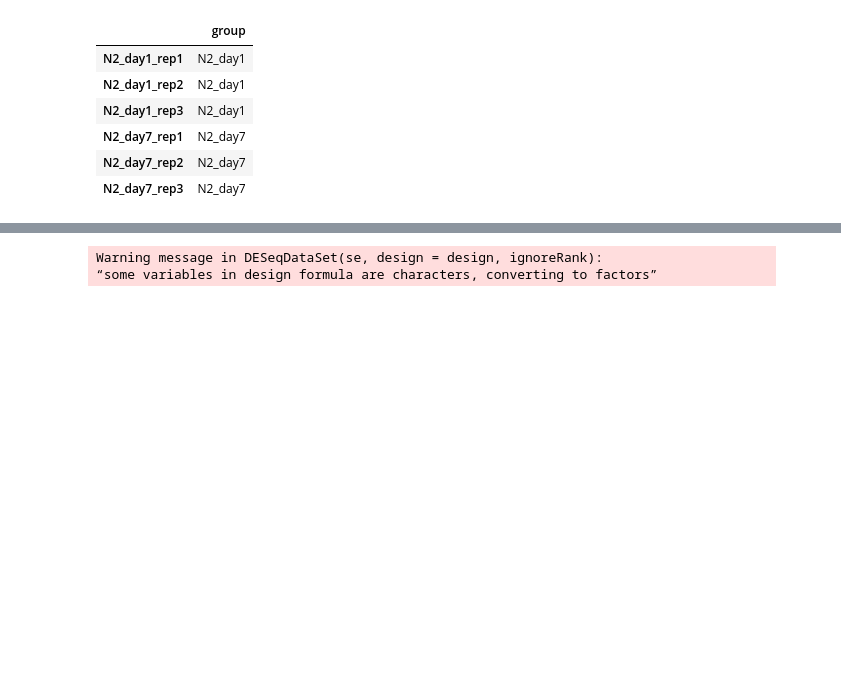
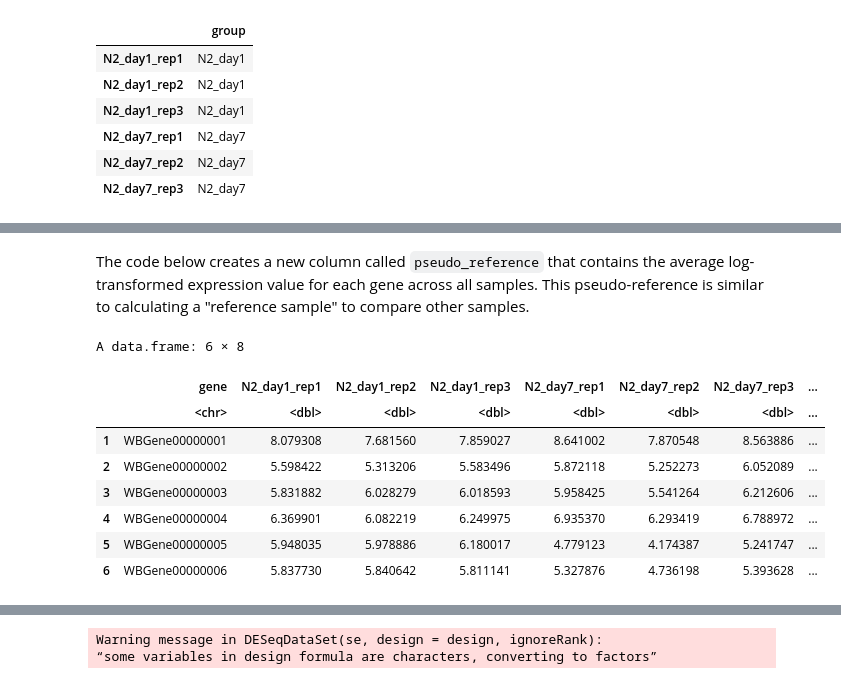
Before and after one commit to Bix4UMD/BIOI611_lab, a Jupyter notebook: docs/BIOI611_DESeq2_analysis.ipynb, the cells around one changed output, grey strips where cells are left out. Cells and saved outputs as stored; diff of their text form; code cells hidden in the pictures; blank space fills up the shorter version.

```diff
--- a/docs/BIOI611_DESeq2_analysis.ipynb
+++ b/docs/BIOI611_DESeq2_analysis.ipynb
@@ -107,0 +160,3 @@ A matrix: 6 × 1 of type chr
+# %%
+log_data = log(merged_df)
+head(log_data)
@@ -107,0 +173,21 @@ A matrix: 6 × 1 of type chr
+# %% [markdown]
+ The code below creates a new column called `pseudo_reference` that contains the average log-transformed expression value for each gene across all samples. This pseudo-reference is similar to calculating a "reference sample" to compare other samples.
+# %%
+library(dplyr)
+library(tibble) # rownames_to_column
+
+log_data = log_data %>%
+             rownames_to_column('gene') %>%
+             mutate (pseudo_reference = rowMeans(log_data))
+
+head(log_data)
+# %% [output]
+A data.frame: 6 × 8
+|  | gene | N2_day1_rep1 | N2_day1_rep2 | N2_day1_rep3 | N2_day7_rep1 | N2_day7_rep2 | N2_day7_rep3 | ... |
+|  | <chr> | <dbl> | <dbl> | <dbl> | <dbl> | <dbl> | <dbl> | ... |
+| 1 | WBGene00000001 | 8.079308 | 7.681560 | 7.859027 | 8.641002 | 7.870548 | 8.563886 | ... |
+| 2 | WBGene00000002 | 5.598422 | 5.313206 | 5.583496 | 5.872118 | 5.252273 | 6.052089 | ... |
+| 3 | WBGene00000003 | 5.831882 | 6.028279 | 6.018593 | 5.958425 | 5.541264 | 6.212606 | ... |
+| 4 | WBGene00000004 | 6.369901 | 6.082219 | 6.249975 | 6.935370 | 6.293419 | 6.788972 | ... |
+| 5 | WBGene00000005 | 5.948035 | 5.978886 | 6.180017 | 4.779123 | 4.174387 | 5.241747 | ... |
+| 6 | WBGene00000006 | 5.837730 | 5.840642 | 5.811141 | 5.327876 | 4.736198 | 5.393628 | ... |
```
Also changed, not shown: parts of 34 cells of this notebook.
